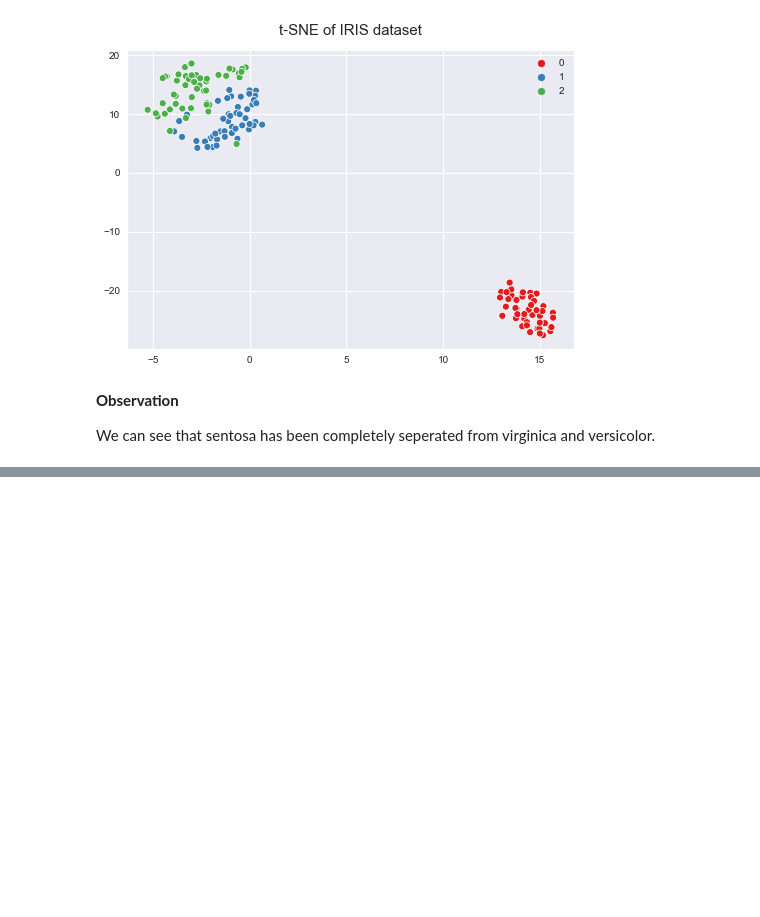
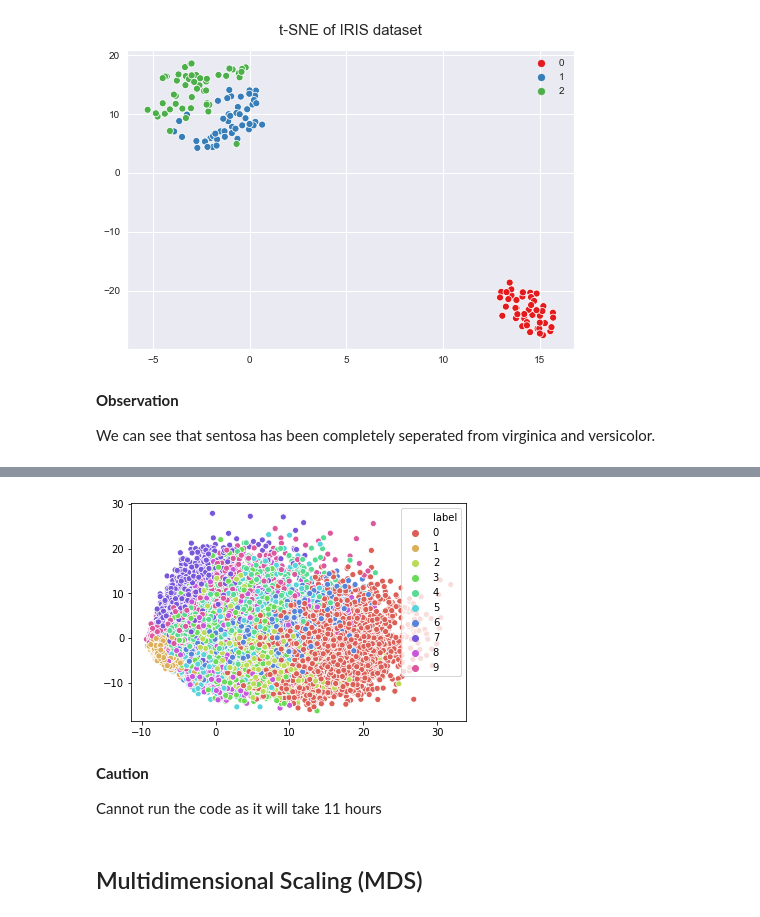
Before and after one commit to rishavk1102/Dimensionality-Reduction-Algorithms, a Jupyter notebook: Dimensionality Reduction Algorithms.ipynb, the cells around one changed output, grey strips where cells are left out. Cells and saved outputs as stored; diff of their text form; code cells hidden in the pictures; blank space fills up the shorter version.

Commit message:
Tried mnist and mds done

```diff
--- a/Dimensionality Reduction Algorithms.ipynb
+++ b/Dimensionality Reduction Algorithms.ipynb
@@ -684,0 +694,3 @@ We can see that sentosa has been completely seperated from virginica and versico
+# %%
+train = pd.read_csv('./mnist_train.csv')
+train.head()
@@ -684,0 +710,4 @@ We can see that sentosa has been completely seperated from virginica and versico
+# %%
+#label distribution
+label = train["label"]
+label.value_counts()
@@ -684,0 +726,17 @@ We can see that sentosa has been completely seperated from virginica and versico
+# %%
+from sklearn.preprocessing import StandardScaler
+from sklearn.decomposition import PCA
+
+#standardizing data and applying pca
+train = StandardScaler().fit_transform(train)
+pca = PCA(n_components=2)
+pca_res = pca.fit_transform(train)
+# %%
+#vizualizing result of PCA
+sns.scatterplot(x = pca_res[:,0],
+                y = pca_res[:,1],
+                hue = label,
+                palette = sns.hls_palette(10),
+                legend = 'full');
+# %% [output]
+[figure, added]
@@ -684,0 +754,6 @@ We can see that sentosa has been completely seperated from virginica and versico
+# %% [markdown]
+**Caution**
+
+Cannot run the code as it will take 11 hours
+# %% [markdown]
+<h2>Multidimensional Scaling (MDS)</h2>
```
Also changed, not shown: parts of 11 cells of this notebook, 2 other files.
